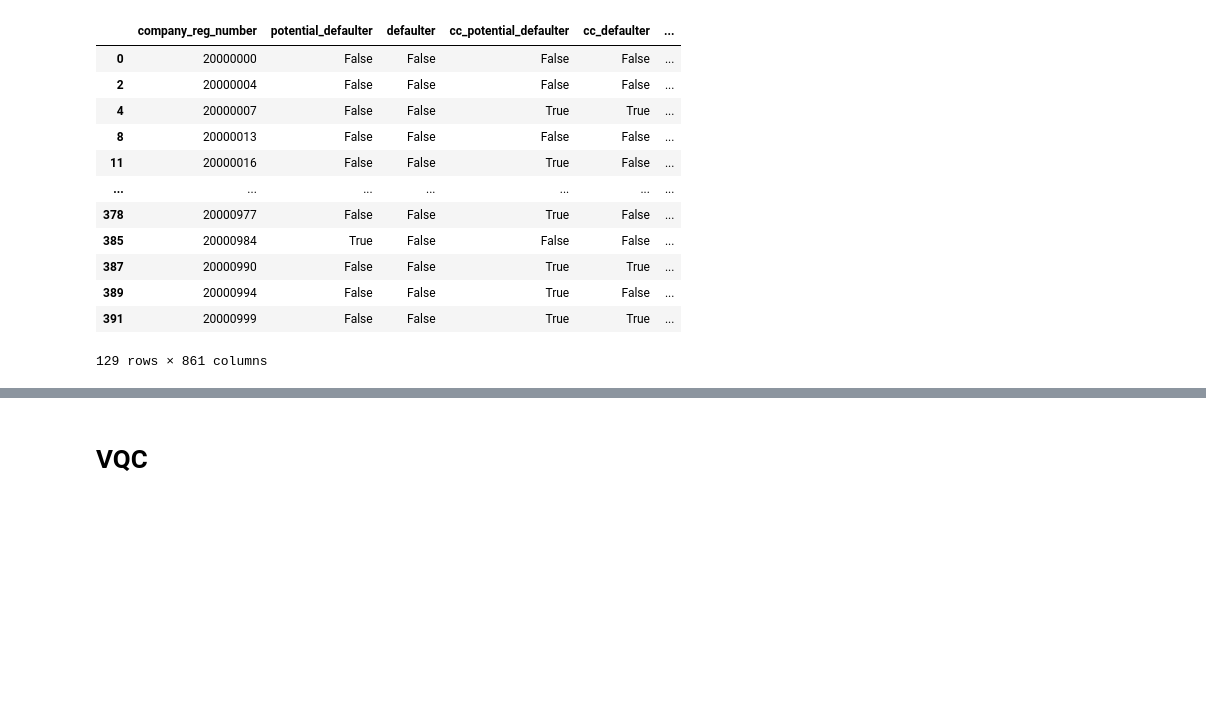
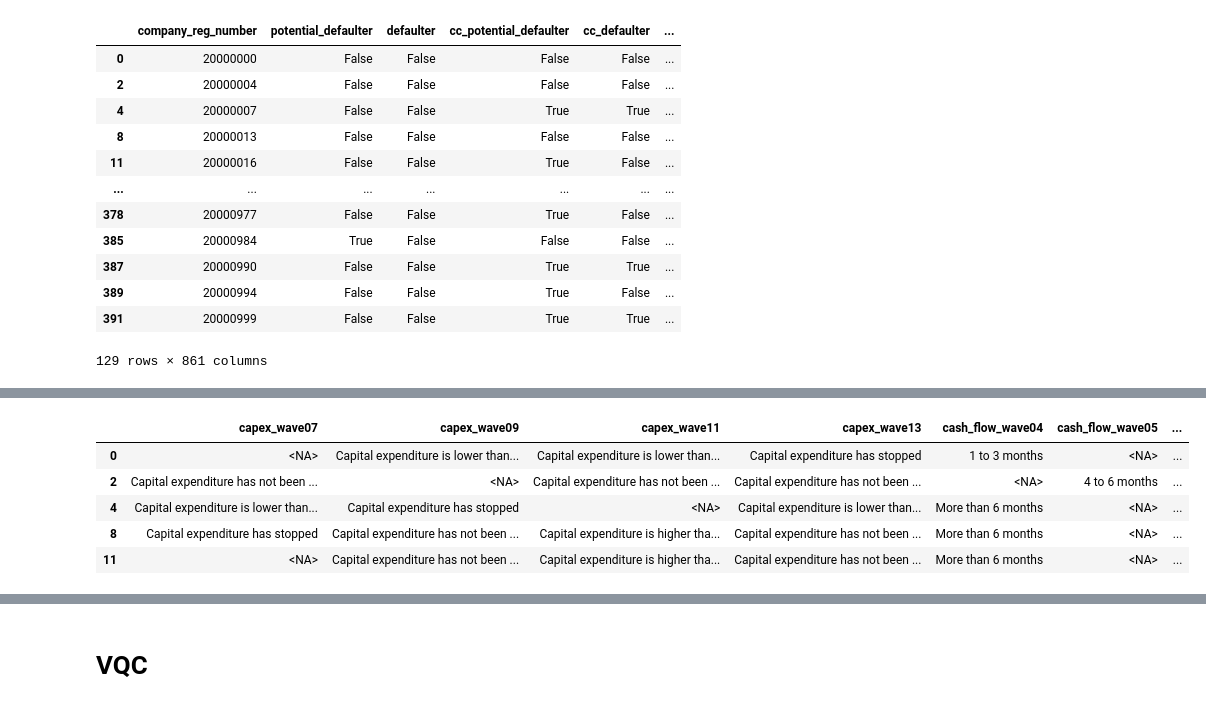
Before and after one commit to floatn/QML-for-finance, a Jupyter notebook: qml_code.ipynb, the cells around one changed output, grey strips where cells are left out. Cells and saved outputs as stored; diff of their text form; code cells hidden in the pictures; blank space fills up the shorter version.

```diff
--- a/qml_code.ipynb
+++ b/qml_code.ipynb
@@ -2148,0 +2260,9 @@ cs6_df.replace({'latest_termination': 0}, cs6_df['latest_termination'].max() + 3
+# %%
+cs6_df[cs6_df.columns[125:140]].head()
+# %% [output]
+|  | capex_wave07 | capex_wave09 | capex_wave11 | capex_wave13 | cash_flow_wave04 | cash_flow_wave05 | ... |
+| 0 | <NA> | Capital expenditure is lower than... | Capital expenditure is lower than... | Capital expenditure has stopped | 1 to 3 months | <NA> | ... |
+| 2 | Capital expenditure has not been ... | <NA> | Capital expenditure has not been ... | Capital expenditure has not been ... | <NA> | 4 to 6 months | ... |
+| 4 | Capital expenditure is lower than... | Capital expenditure has stopped | <NA> | Capital expenditure is lower than... | More than 6 months | <NA> | ... |
+| 8 | Capital expenditure has stopped | Capital expenditure has not been ... | Capital expenditure is higher tha... | Capital expenditure has not been ... | More than 6 months | <NA> | ... |
+| 11 | <NA> | Capital expenditure has not been ... | Capital expenditure is higher tha... | Capital expenditure has not been ... | More than 6 months | <NA> | ... |
```
Also changed, not shown: parts of 17 cells of this notebook.
